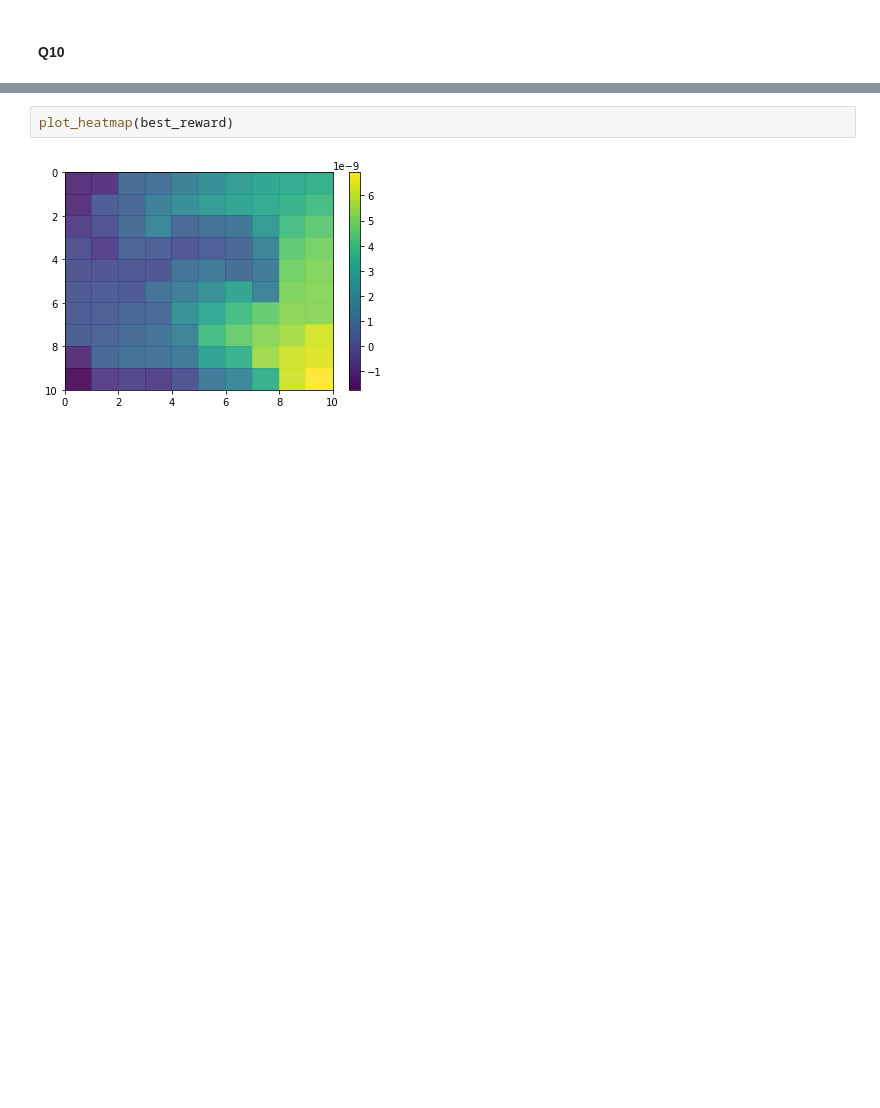
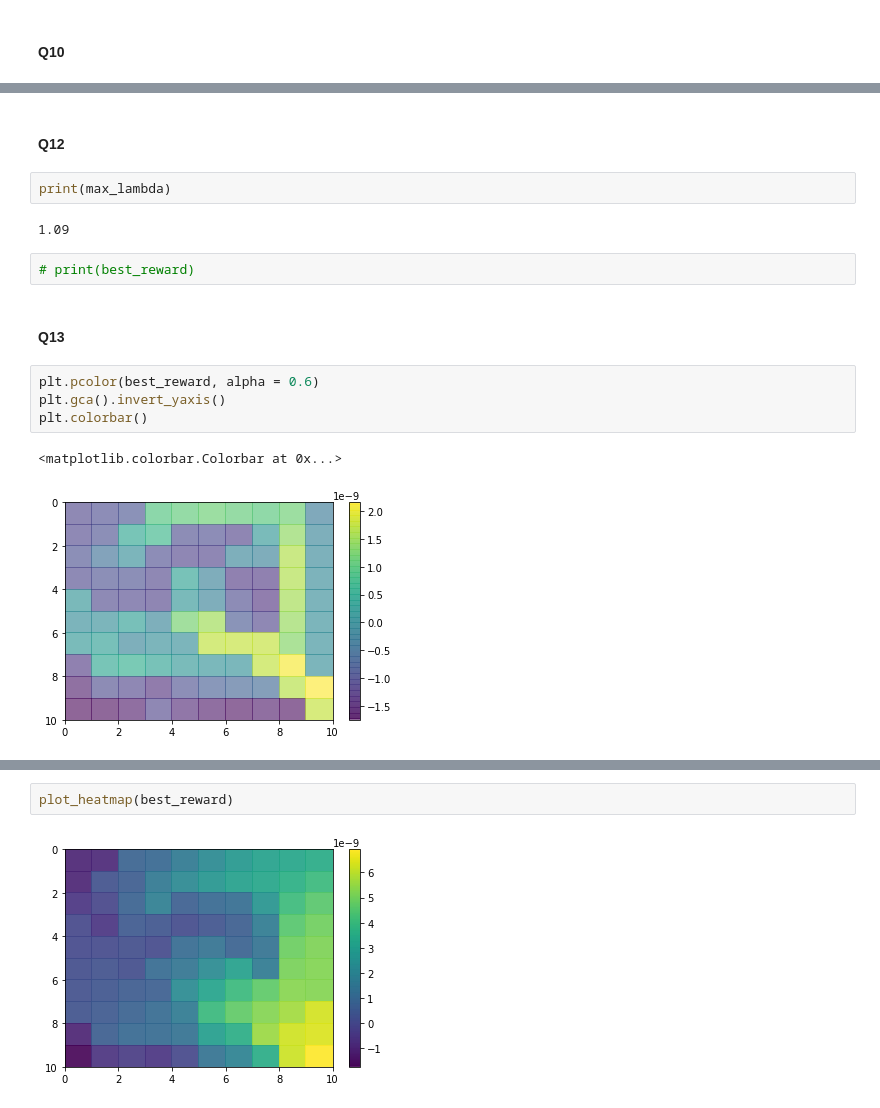
Before and after one commit to ddepe/Reinforcement-Learning-and-Inverse-Reinforcement-Learning, a Jupyter notebook: Project 3 Q10_Q25.ipynb, the cells around one changed output, grey strips where cells are left out. Saved outputs shown, nothing was run; the diff lists cells and outputs as text; blank space fills up the shorter version.

```diff
--- a/Project 3 Q10_Q25.ipynb
+++ b/Project 3 Q10_Q25.ipynb
@@ -521,0 +447,17 @@ print(best_reward*1e8)
+# %% [markdown]
+#### Q12
+# %%
+print(max_lambda)
+# %% [output]
+1.09
+# %%
+# print(best_reward)
+# %% [markdown]
+#### Q13
+# %%
+plt.pcolor(best_reward, alpha = 0.6)
+plt.gca().invert_yaxis()
+plt.colorbar()
+# %% [output]
+<matplotlib.colorbar.Colorbar at 0x...>
+[figure, added]
```
Also changed, not shown: parts of 51 cells of this notebook.
